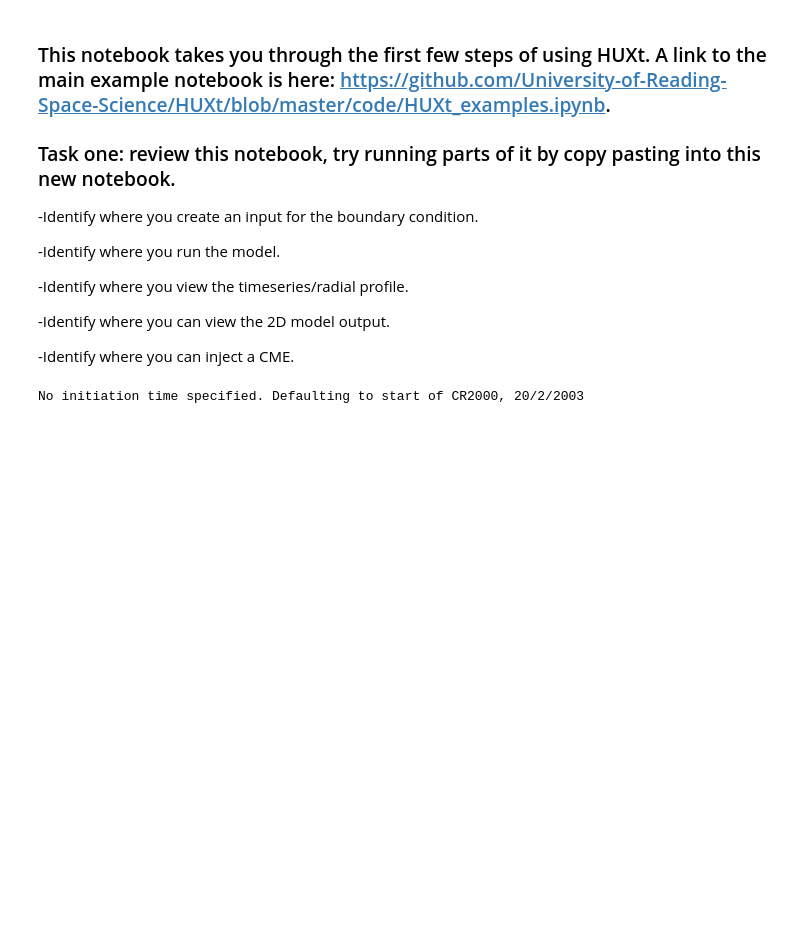
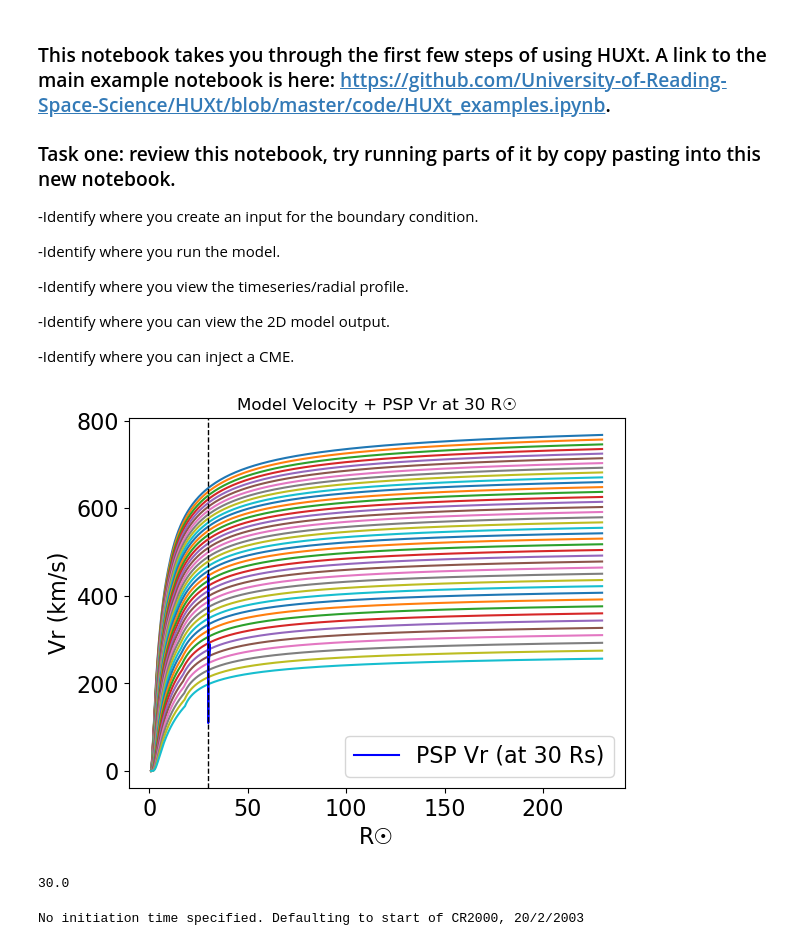
Before and after one commit to aileeniesta/HUXt_REU_project, a Jupyter notebook: code/HUXt_first_steps.ipynb, the cells around one changed output. Saved outputs shown, nothing was run; the diff lists cells and outputs as text; code cells hidden in the pictures; blank space fills up the shorter version.

```diff
--- a/code/HUXt_first_steps.ipynb
+++ b/code/HUXt_first_steps.ipynb
@@ -33,6 +34,30 @@ from astropy.time import Time
 -Identify where you can view the 2D model output.
 
 -Identify where you can inject a CME.
+# %%
+models = pickle.load(open('../data/the_models_2025-05-01','rb'))
+# %%
+model_distance = models[0][0].to_value(u.solRad)  # convert to float array in Rs
+model_velocity_set = [v.to_value(u.km/u.s) for v in models[0][2]]  # list of float arrays in km/s
+
+df = helpers.get_prograde_df(22)
+df.loc[df['radius'] < 30, 'radius'] = 30
+
+for velocity in model_velocity_set:
+    plt.plot(model_distance, velocity)
+
+plt.plot(df['radius'], df['Vr'], color='blue', label='PSP Vr (at 30 Rs)')
+plt.axvline(30, color='black', linestyle='--', linewidth=1)
+plt.xlabel('R☉')
+plt.ylabel('Vr (km/s)')
+plt.title('Model Velocity + PSP Vr at 30 R☉')
+plt.legend()
+plt.show()
+
+print(df['radius'].min())  # Should be 30
+# %% [output]
+[figure, added]
+30.0
 # %%
 #EXAMPLE 1
 #Form longitudinal boundary conditions - background wind of 400 km/s with two fast streams.
```
Also changed, not shown: parts of 15 cells of this notebook.
